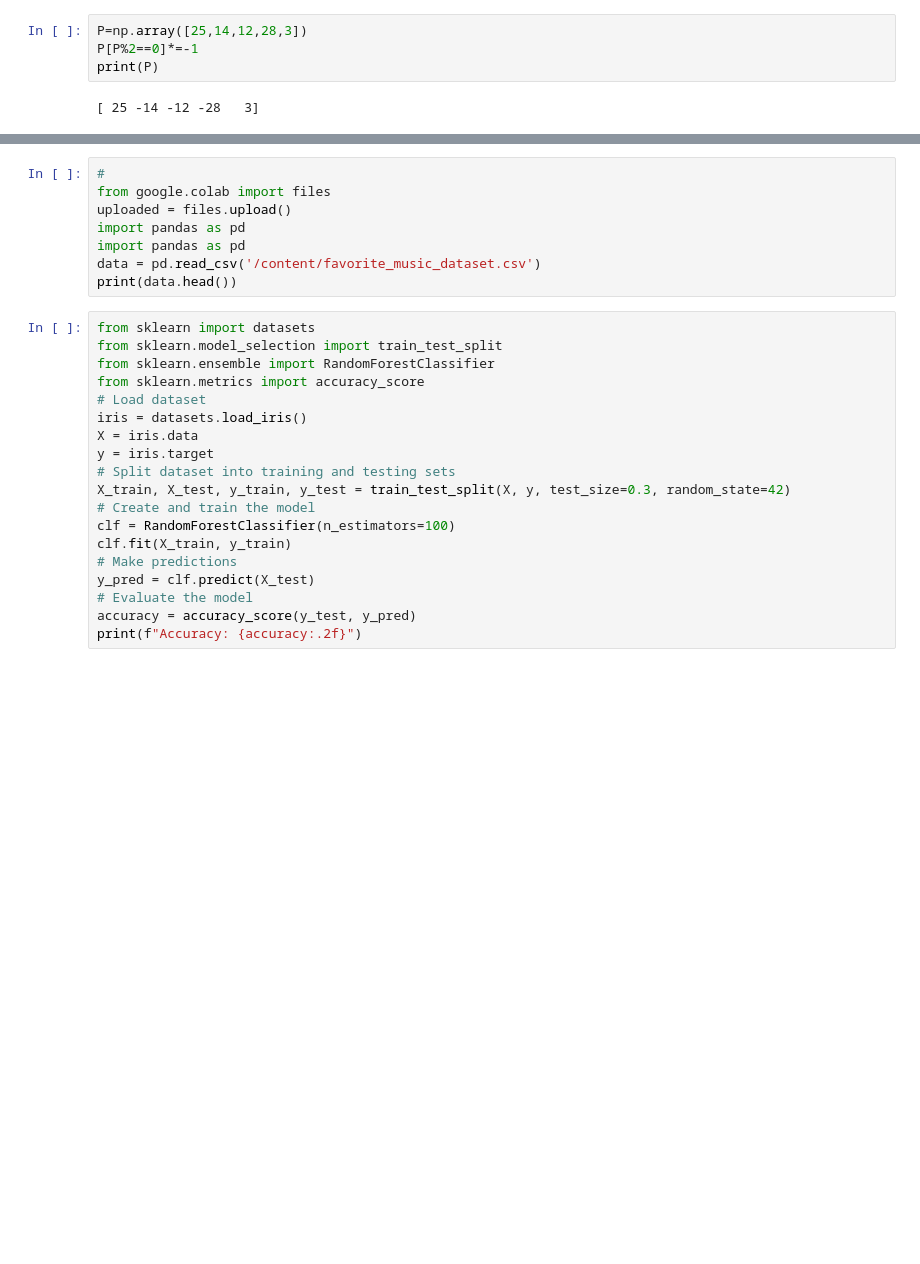
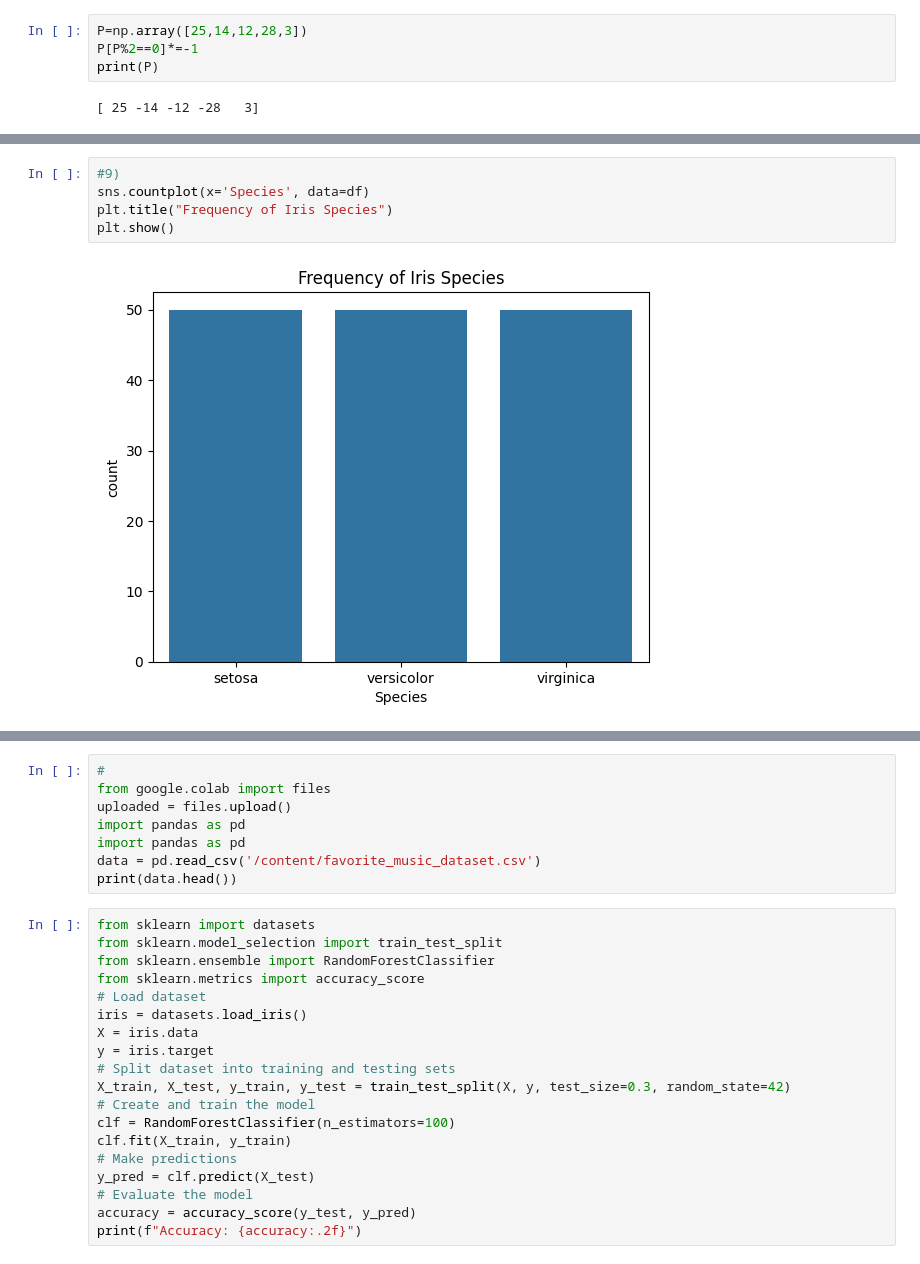
Before and after one commit to Abinaykumar-Patnala/MachineLearning, a Jupyter notebook: ML.ipynb, the cells around one changed output, grey strips where cells are left out. Drawn from its saved outputs; the diff is of its cells as text; blank space fills up the shorter version.

```diff
--- a/ML.ipynb
+++ b/ML.ipynb
@@ -63,0 +193,7 @@ print(P)
+# %%
+#9)
+sns.countplot(x='Species', data=df)
+plt.title("Frequency of Iris Species")
+plt.show()
+# %% [output]
+[figure, added]
```
Also changed, not shown: parts of 11 cells of this notebook.
